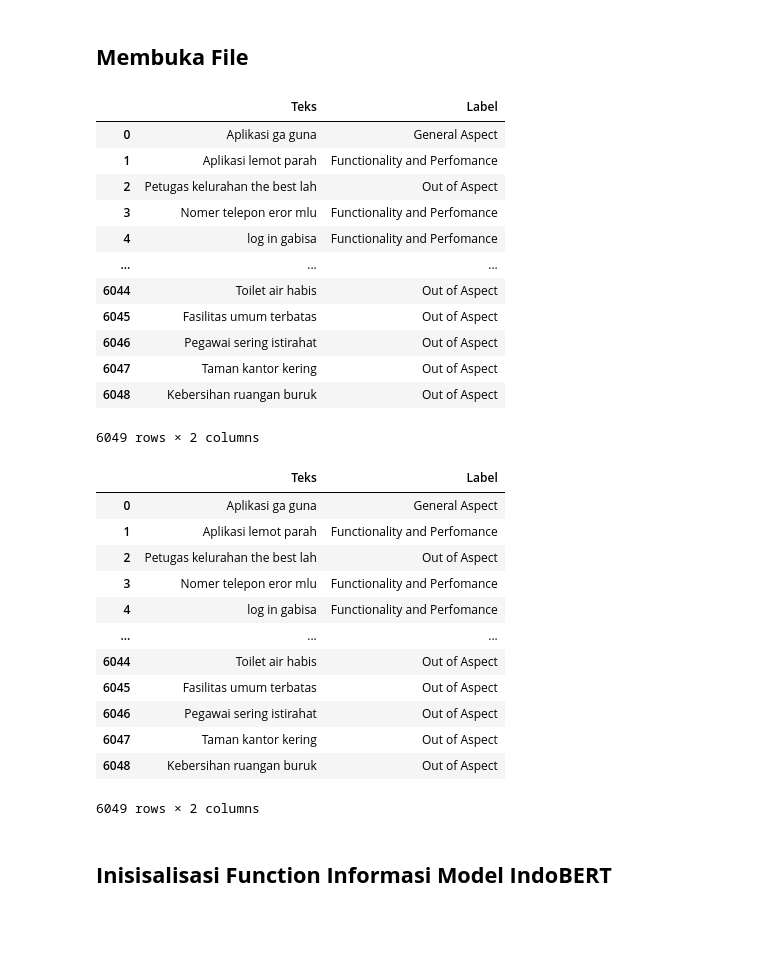
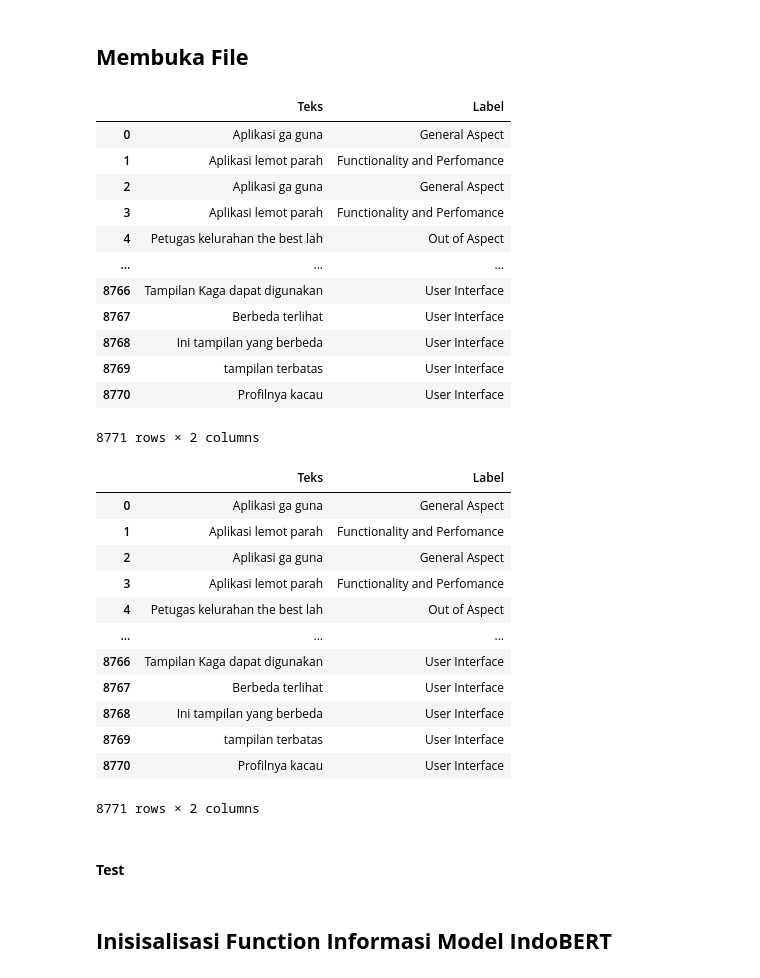
Before and after one commit to fezaraffaarnanda/span_aste, a Jupyter notebook: indoBERT-base modelling.ipynb, the cells around one changed output. Saved outputs shown, nothing was run; the diff lists cells and outputs as text; code cells hidden in the pictures; blank space fills up the shorter version.

```diff
--- a/indoBERT-base modelling.ipynb
+++ b/indoBERT-base modelling.ipynb
@@ -35,21 +39,21 @@ device(type='cuda')
 # %% [markdown]
 ## **Membuka File**
 # %%
-df = pd.read_excel("aspect_categorization/aspect_categorization.xlsx")
+df = pd.read_excel("aspect_categorization/aspect_opini_expanded.xlsx")
 df
 # %% [output]
 |  | Teks | Label |
 | 0 | Aplikasi ga guna | General Aspect |
 | 1 | Aplikasi lemot parah | Functionality and Perfomance |
-| 2 | Petugas kelurahan the best lah | Out of Aspect |
-| 3 | Nomer telepon eror mlu | Functionality and Perfomance |
-| 4 | log in gabisa | Functionality and Perfomance |
+| 2 | Aplikasi ga guna | General Aspect |
+| 3 | Aplikasi lemot parah | Functionality and Perfomance |
+| 4 | Petugas kelurahan the best lah | Out of Aspect |
 | ... | ... | ... |
-| 6044 | Toilet air habis | Out of Aspect |
-| 6045 | Fasilitas umum terbatas | Out of Aspect |
-| 6046 | Pegawai sering istirahat | Out of Aspect |
-| 6047 | Taman kantor kering | Out of Aspect |
-| 6048 | Kebersihan ruangan buruk | Out of Aspect |
+| 8766 | Tampilan Kaga dapat digunakan | User Interface |
+| 8767 | Berbeda terlihat | User Interface |
+| 8768 | Ini tampilan yang berbeda | User Interface |
+| 8769 | tampilan terbatas | User Interface |
+| 8770 | Profilnya kacau | User Interface |
-6049 rows × 2 columns
+8771 rows × 2 columns
 # %%
 texts = [str(text) for text in df['Teks'].tolist()]
@@ -59,19 +63,21 @@ df = pd.DataFrame({
     'Teks':texts,
     'Label':label
 })
-# df.to_excel("data_bert_clean.xlsx")
+
 df
 # %% [output]
 |  | Teks | Label |
 | 0 | Aplikasi ga guna | General Aspect |
 | 1 | Aplikasi lemot parah | Functionality and Perfomance |
-| 2 | Petugas kelurahan the best lah | Out of Aspect |
-| 3 | Nomer telepon eror mlu | Functionality and Perfomance |
-| 4 | log in gabisa | Functionality and Perfomance |
+| 2 | Aplikasi ga guna | General Aspect |
+| 3 | Aplikasi lemot parah | Functionality and Perfomance |
+| 4 | Petugas kelurahan the best lah | Out of Aspect |
 | ... | ... | ... |
-| 6044 | Toilet air habis | Out of Aspect |
-| 6045 | Fasilitas umum terbatas | Out of Aspect |
-| 6046 | Pegawai sering istirahat | Out of Aspect |
-| 6047 | Taman kantor kering | Out of Aspect |
-| 6048 | Kebersihan ruangan buruk | Out of Aspect |
+| 8766 | Tampilan Kaga dapat digunakan | User Interface |
+| 8767 | Berbeda terlihat | User Interface |
+| 8768 | Ini tampilan yang berbeda | User Interface |
+| 8769 | tampilan terbatas | User Interface |
+| 8770 | Profilnya kacau | User Interface |
-6049 rows × 2 columns
+8771 rows × 2 columns
+# %% [markdown]
+#### **Test**
```
Also changed, not shown: parts of 14 cells of this notebook, 9 other files.
